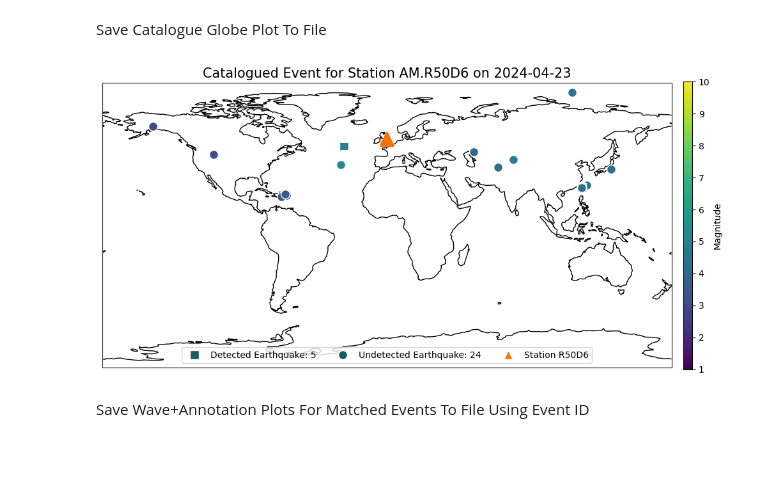
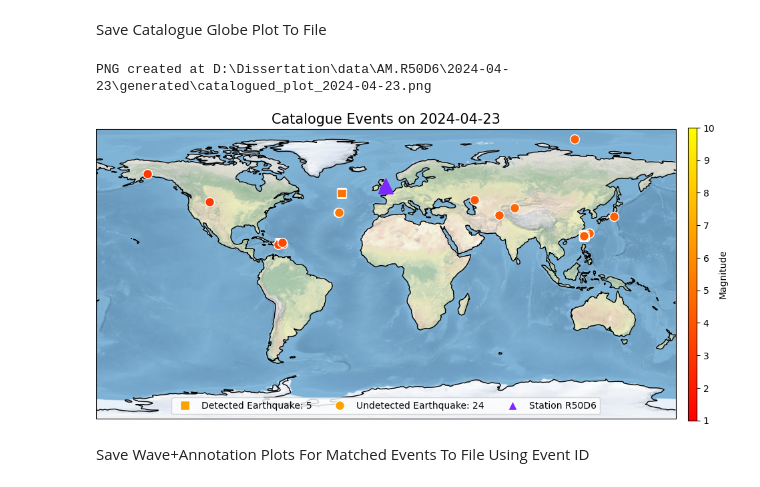
Before and after one commit to QingyuanZhangTony/Earthquake-Identification-And-Notification, a Jupyter notebook: report_generation.ipynb, the cells around one changed output. Saved outputs shown, nothing was run; the diff lists cells and outputs as text; code cells hidden in the pictures; blank space fills up the shorter version.

```diff
--- a/report_generation.ipynb
+++ b/report_generation.ipynb
@@ -36,10 +38,11 @@ Loaded stream from D:\Dissertation\data\AM.R50D6\2024-04-23\2024-04-23_AM.R50D6.
 Loaded stream from D:\Dissertation\data\AM.R50D6\2024-04-23\2024-04-23_AM.R50D6..Z.processed.annotated.mseed
 # %% [markdown]
 Save Catalogue Globe Plot To File
-# %%
-plot_catalogue(saved_df_completed, station,station_coordinates, date, fill_map = False, path=content_path,show=True)
-# %% [output]
-[figure, removed]
+# %%
+plot_catalogue(saved_df_completed, station,station_coordinates, date, fill_map = True, path=content_path,show=True, create_gif=False)
+# %% [output]
+PNG created at D:\Dissertation\data\AM.R50D6\2024-04-23\generated\catalogued_plot_2024-04-23.png
+[figure, added]
 # %% [markdown]
 Save Wave+Annotation Plots For Matched Events To File Using Event ID
 # %%
```
Also changed, not shown: parts of 5 cells of this notebook, 4 other files.
